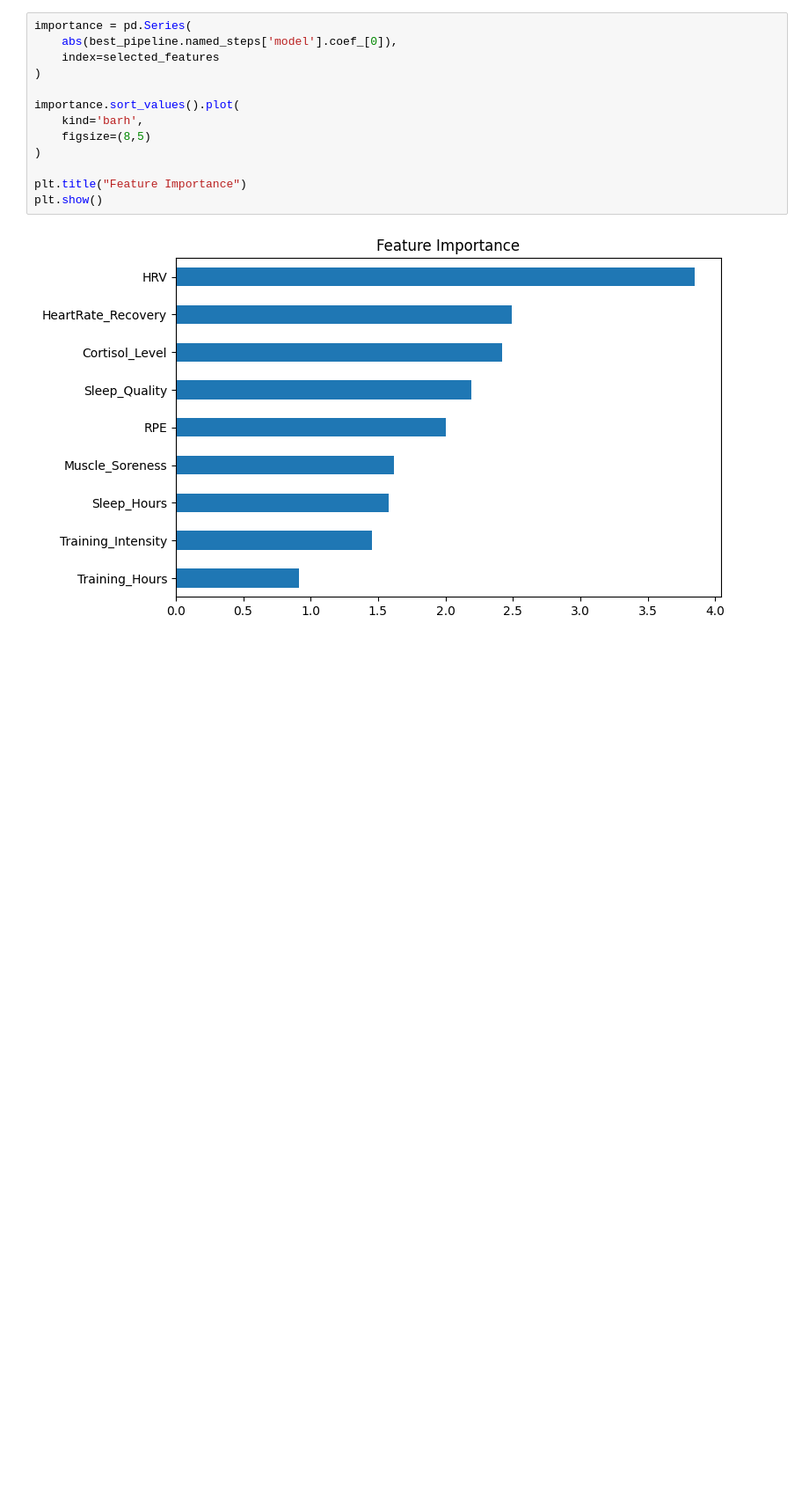
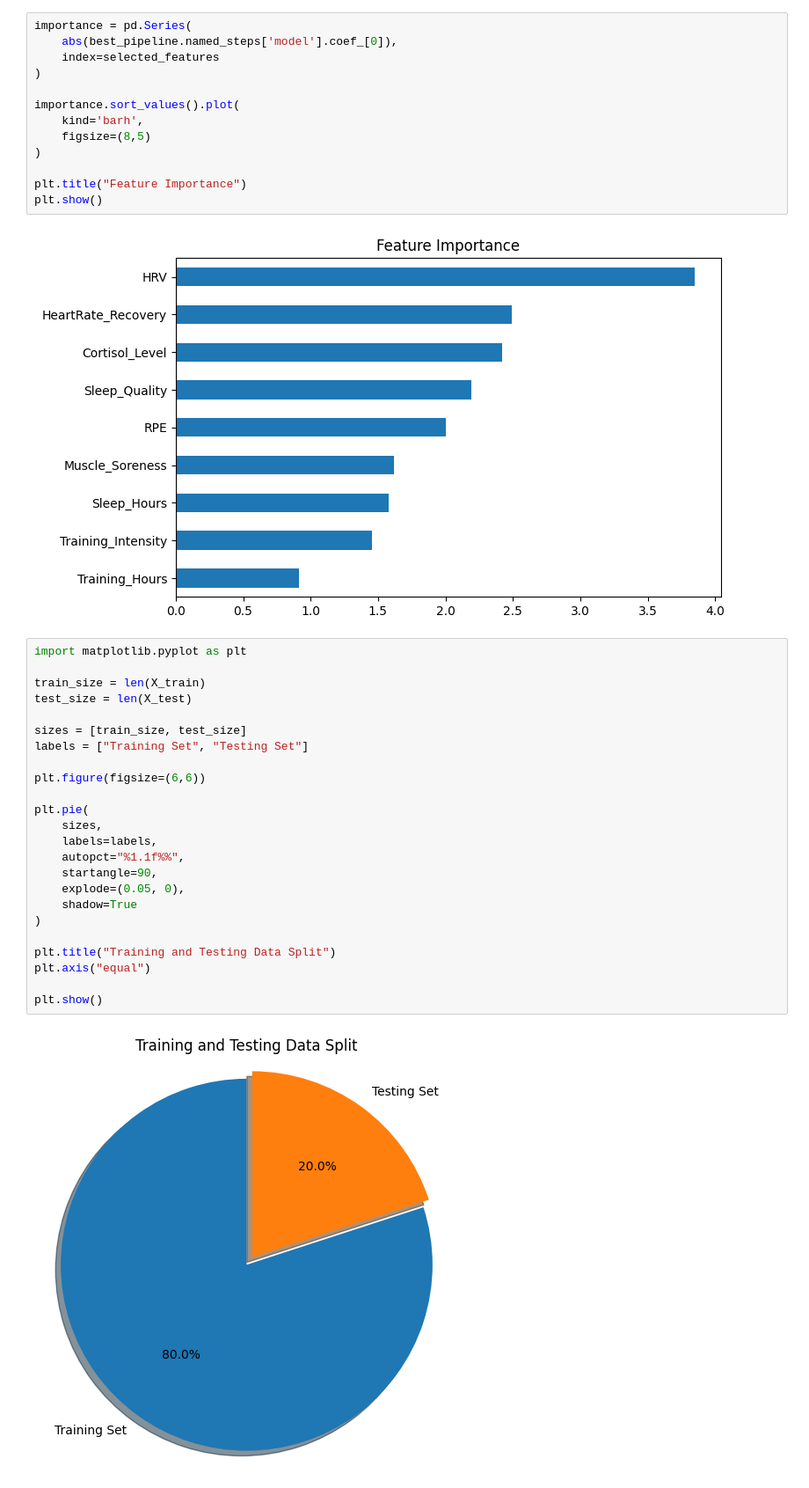
Before and after one commit to chiramjeevi-k/Athlete-Fatigue-Detection, a Jupyter notebook: AFD.ipynb, the cells around one changed output. Shown at 88% size. Drawn from its saved outputs; the diff is of its cells as text; blank space fills up the shorter version.

```diff
--- a/AFD.ipynb
+++ b/AFD.ipynb
@@ -425,3 +425,29 @@ plt.title("Feature Importance")
 plt.show()
 # %% [output]
 [figure]
+# %%
+import matplotlib.pyplot as plt
+
+train_size = len(X_train)
+test_size = len(X_test)
+
+sizes = [train_size, test_size]
+labels = ["Training Set", "Testing Set"]
+
+plt.figure(figsize=(6,6))
+
+plt.pie(
+    sizes,
+    labels=labels,
+    autopct="%1.1f%%",
+    startangle=90,
+    explode=(0.05, 0),
+    shadow=True
+)
+
+plt.title("Training and Testing Data Split")
+plt.axis("equal")
+
+plt.show()
+# %% [output]
+[figure, added]
```
Also changed, not shown: 2 other files.
